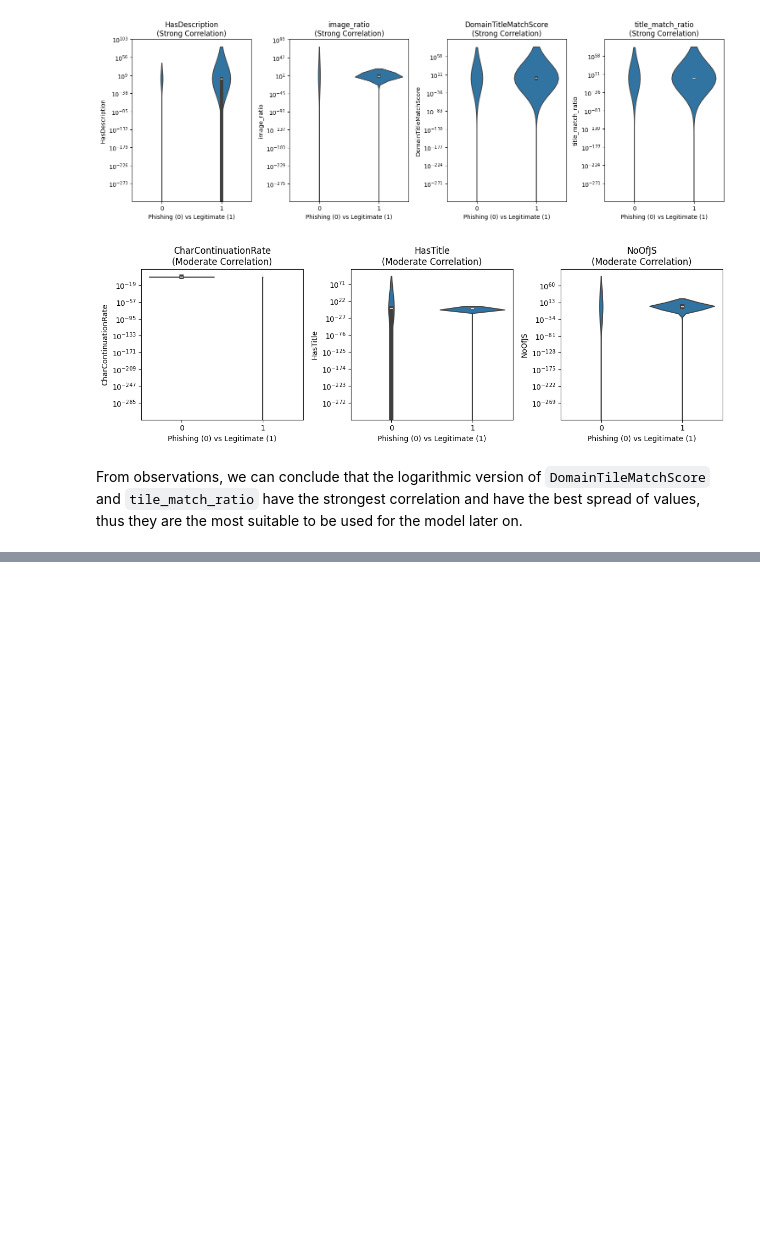
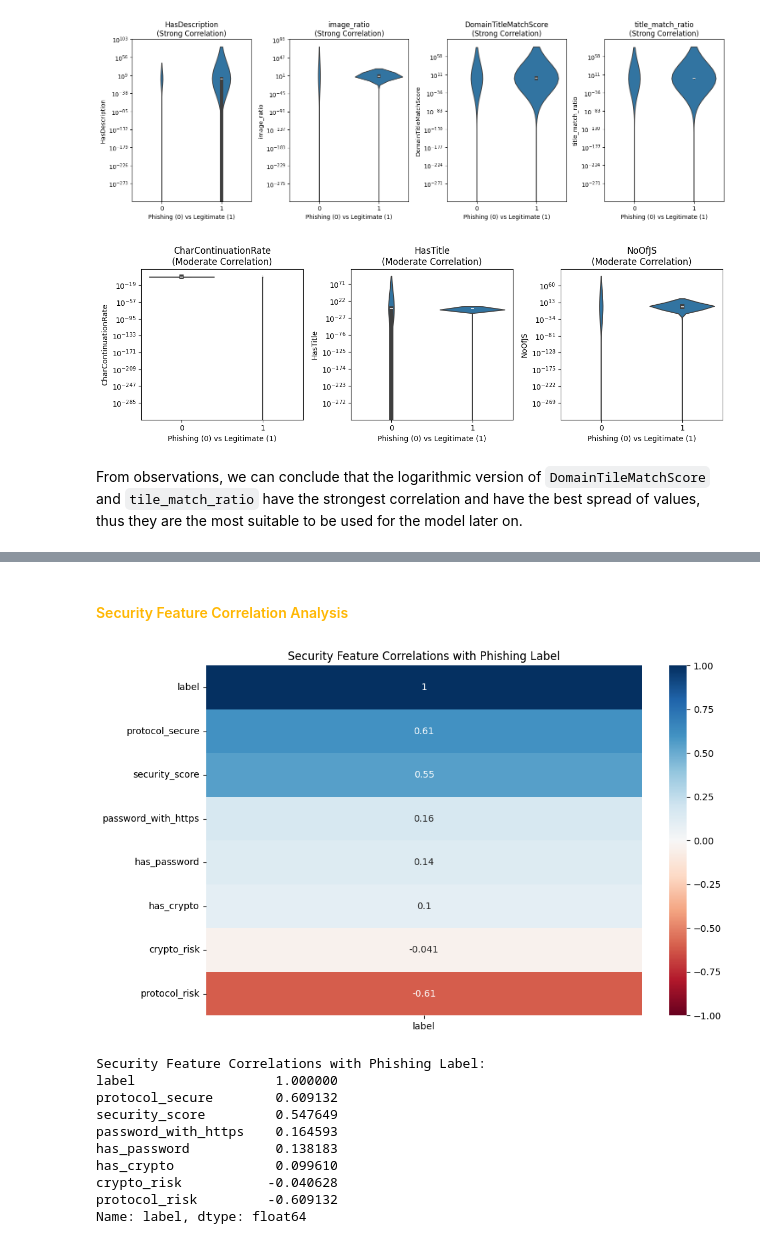
Before and after one commit to gjh0239/AITT-Assignment, a Jupyter notebook: Assignment/Assignment.ipynb, the cells around one changed output, grey strips where cells are left out. Cells and saved outputs as stored; diff of their text form; code cells hidden in the pictures; blank space fills up the shorter version.

```diff
--- a/Assignment/Assignment.ipynb
+++ b/Assignment/Assignment.ipynb
@@ -2434,0 +2620,71 @@ From observations, we can conclude that the logarithmic version of `DomainTileMa
+# %% [markdown]
+#### <font color='#FFB703'>Security Feature Correlation Analysis</font>
+# %%
+def analyze_security_correlations(df):
+    """
+    Analyze and visualize correlations between security features and phishing label.
+
+    Parameters:
+    -----------
+    df : pandas.DataFrame
+        DataFrame containing security features and phishing labels
+        Required columns: ['protocol_secure', 'protocol_risk', 'has_password',
+                         'password_with_https', 'has_crypto', 'crypto_risk',
+                         'security_score', 'label']
+
+    Returns:
+    --------
+    pandas.Series
+        Series containing correlations between security features and phishing label,
+        sorted by correlation strength
+    """
+    # Define key security features for analysis
+    security_features = [
+        'protocol_secure',      # HTTPS indicator
+        'protocol_risk',        # Inverse of HTTPS usage
+        'has_password',         # Password field presence
+        'password_with_https',  # Secure password fields
+        'has_crypto',          # Cryptocurrency presence
+        'crypto_risk',         # Crypto without HTTPS
+        'security_score'        # Combined security rating
+    ]
+
+    # Calculate correlations with label and sort by strength
+    correlations = (df[security_features + ['label']]
+                   .corr()['label']
+                   .sort_values(ascending=False))
+
+    # Create visualization
+    plt.figure(figsize=(10, 6))
+    sns.heatmap(
+        df[security_features + ['label']]
+        .corr()[['label']]
+        .sort_values(by='label', ascending=False),
+        annot=True,
+        cmap='RdBu',
+        vmin=-1,
+        vmax=1,
+        center=0
+    )
+    plt.title('Security Feature Correlations with Phishing Label')
+    plt.tight_layout()
+    plt.show()
+
+    return correlations
+
+# Execute correlation analysis
+security_correlations = analyze_security_correlations(df)
+print("\nSecurity Feature Correlations with Phishing Label:")
+print(security_correlations)
+# %% [output]
+[figure, added]
+Security Feature Correlations with Phishing Label:
+label                  1.000000
+protocol_secure        0.609132
+security_score         0.547649
+password_with_https    0.164593
+has_password           0.138183
+has_crypto             0.099610
+crypto_risk           -0.040628
+protocol_risk         -0.609132
+Name: label, dtype: float64
```
Also changed, not shown: parts of 29 cells of this notebook.
